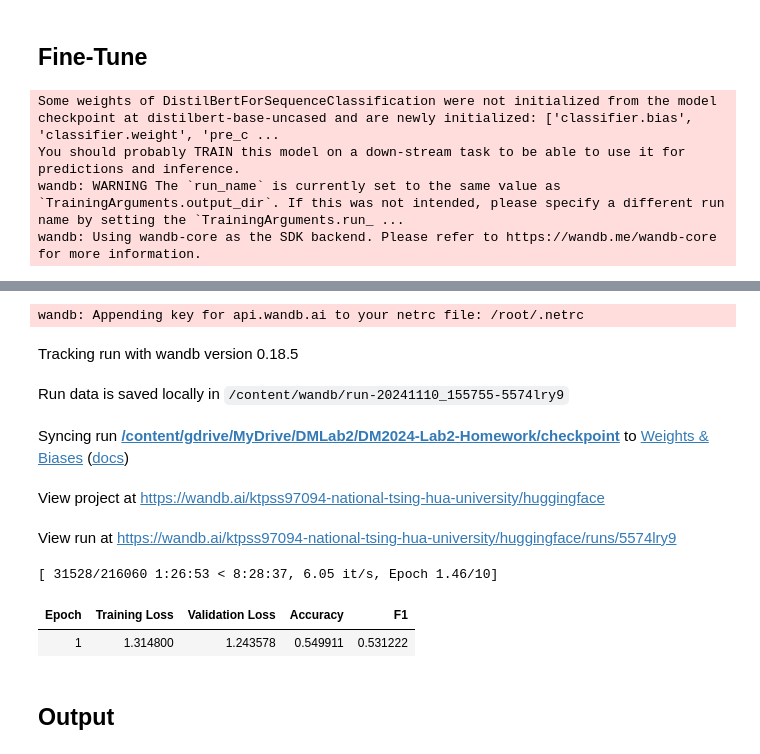
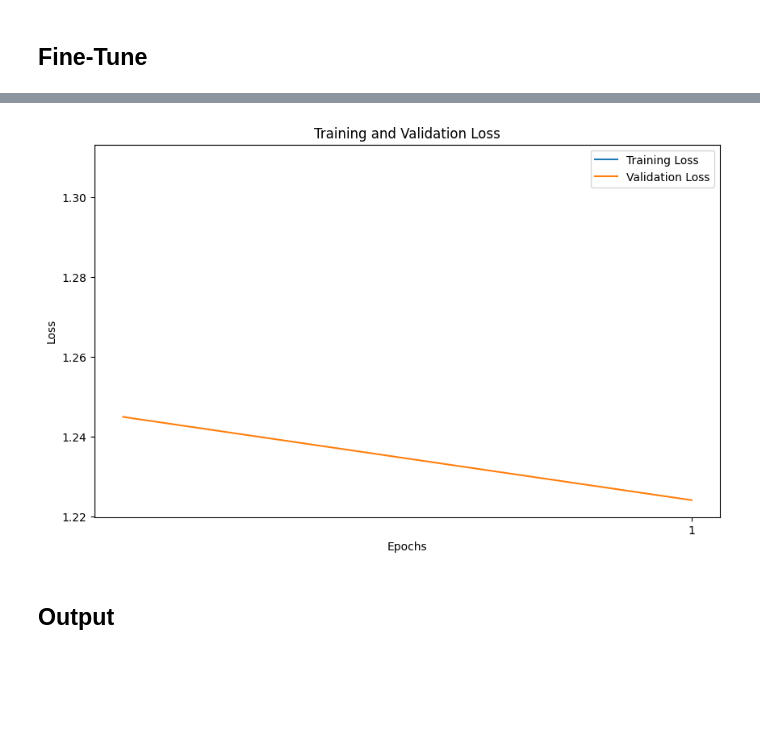
Before and after one commit to ktpss97094/DM2024-Lab2-Homework, a Jupyter notebook: DM2024-Lab2-Homework.ipynb, the cells around one changed output, grey strips where cells are left out. Saved outputs shown, nothing was run; the diff lists cells and outputs as text; code cells hidden in the pictures; blank space fills up the shorter version.

```diff
--- a/DM2024-Lab2-Homework.ipynb
+++ b/DM2024-Lab2-Homework.ipynb
@@ -85,11 +86,11 @@ class EXEC_ENV_ENUM(Enum):
 '''
 parameters
 '''
-EXEC_ENV = EXEC_ENV_ENUM.COLAB
+# EXEC_ENV = EXEC_ENV_ENUM.COLAB
 # EXEC_ENV = EXEC_ENV_ENUM.KAGGLE
-# EXEC_ENV = EXEC_ENV_ENUM.LOCAL
-FROM_CHECKPOINT = False
-TRAIN = True
+EXEC_ENV = EXEC_ENV_ENUM.LOCAL
+FROM_CHECKPOINT = True
+TRAIN = False
 
 input_path = ""
 if EXEC_ENV == EXEC_ENV_ENUM.COLAB:
@@ -309,9 +304,11 @@ if TRAIN:
 
     display(validate_pred)
 
-test_pred = trainer.predict(test)
+# test_pred = trainer.predict(test)
+import json
+state_file = os.path.join(model_ckpt, "trainer_state.json")
+with open(state_file, 'r') as f:
+    trainer_state = json.load(f)
+trainer.state.log_history = trainer_state["log_history"]
+draw_plot(trainer.state.log_history)
 # %% [output]
-Some weights of DistilBertForSequenceClassification were not initialized from the model checkpoint at distilbert-base-uncased and are newly initialized: ['classifier.bias', 'classifier.weight', 'pre_c ...
-You should probably TRAIN this model on a down-stream task to be able to use it for predictions and inference.
-wandb: WARNING The `run_name` is currently set to the same value as `TrainingArguments.output_dir`. If this was not intended, please specify a different run name by setting the `TrainingArguments.run_ ...
-wandb: Using wandb-core as the SDK backend. Please refer to https://wandb.me/wandb-core for more information.
@@ -319,12 +315,4 @@ wandb: Using wandb-core as the SDK backend. Please refer to https://wandb.me/wan
-wandb: Appending key for api.wandb.ai to your netrc file: /root/.netrc
-Tracking run with wandb version 0.18.5
-Run data is saved locally in /content/wandb/run-20241110_155755-5574lry9
-Syncing run /content/gdrive/MyDrive/DMLab2/DM2024-Lab2-Homework/checkpoint to Weights & Biases (docs)
-View project at https://wandb.ai/ktpss97094-national-tsing-hua-university/huggingface
-View run at https://wandb.ai/ktpss97094-national-tsing-hua-university/huggingface/runs/5574lry9
-[ 31528/216060 1:26:53 < 8:28:37, 6.05 it/s, Epoch 1.46/10]
-| Epoch | Training Loss | Validation Loss | Accuracy | F1 |
-| 1 | 1.314800 | 1.243578 | 0.549911 | 0.531222 |
+[figure, added]
 # %% [markdown]
 ## Output
 # %%
```
Also changed, not shown: parts of 7 cells of this notebook.
